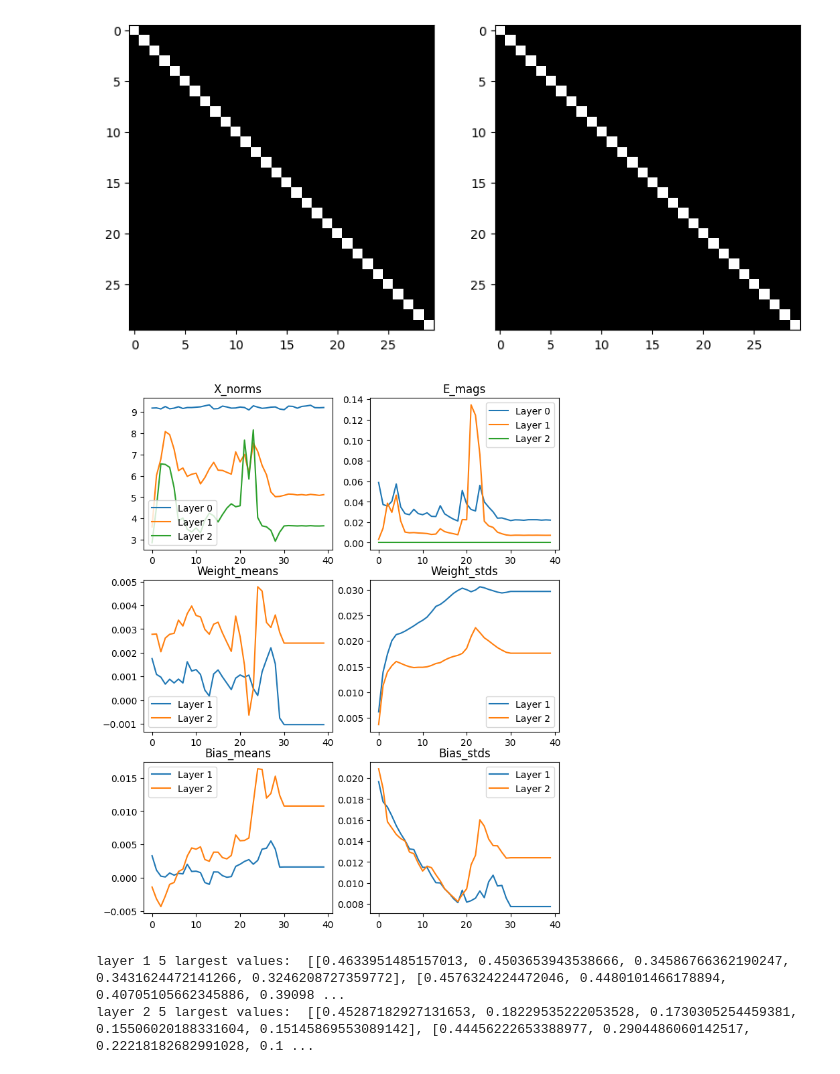
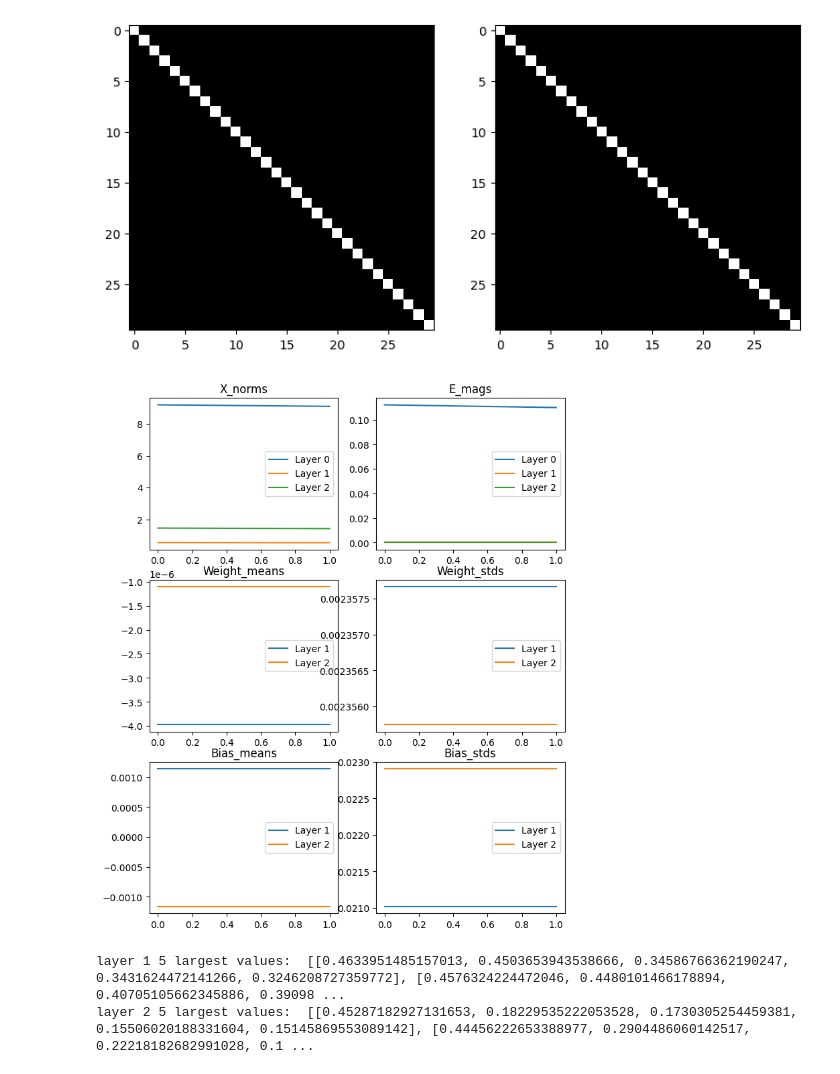
Before and after one commit to joeagriffith/pclib, a Jupyter notebook: examples/mnist/mnist_fc_ss_li.ipynb, the cells around one changed output. Cells and saved outputs as stored; diff of their text form; code cells hidden in the pictures.

```diff
--- a/examples/mnist/mnist_fc_ss_li.ipynb
+++ b/examples/mnist/mnist_fc_ss_li.ipynb
@@ -166,42 +166,42 @@ layer 2: abs_mean: 0.0017, mean: 0.0017, std: 0.0408, max: 1.0000, min: -0.0000
 [figure]
 # %%
 # Train Loop
-NUM_EPOCHS = 30
+NUM_EPOCHS = 1
 BATCH_SIZE = 1000
 
 step, stats = train(
     model,
     train_dataset,
     val_dataset,
     NUM_EPOCHS,
     lr=0.001,
     c_lr=0.0,
     batch_size=BATCH_SIZE,
     reg_coeff=1.0,
     step=step,
     stats=stats,
     optim='AdamW',
     # grad_mode='manual',
 )
 LEARNING_RATE = 0.0
-NUM_EPOCHS = 10
+NUM_EPOCHS = 1
 step, stats = train(
     model,
     train_dataset,
     val_dataset,
     NUM_EPOCHS,
     lr=0.0,
     c_lr=0.01,
     batch_size=BATCH_SIZE,
     reg_coeff=0.02,
     step=step,
     stats=stats,
     optim='AdamW',
 )
 
 plot_stats(stats, model)
 # %% [output]
-[figure, old version]
+[figure, new version]
 # %%
 # Check Winner takes all
 # is there an SDR?
```
Also changed, not shown: parts of 1 cell of this notebook, 22 other files.
